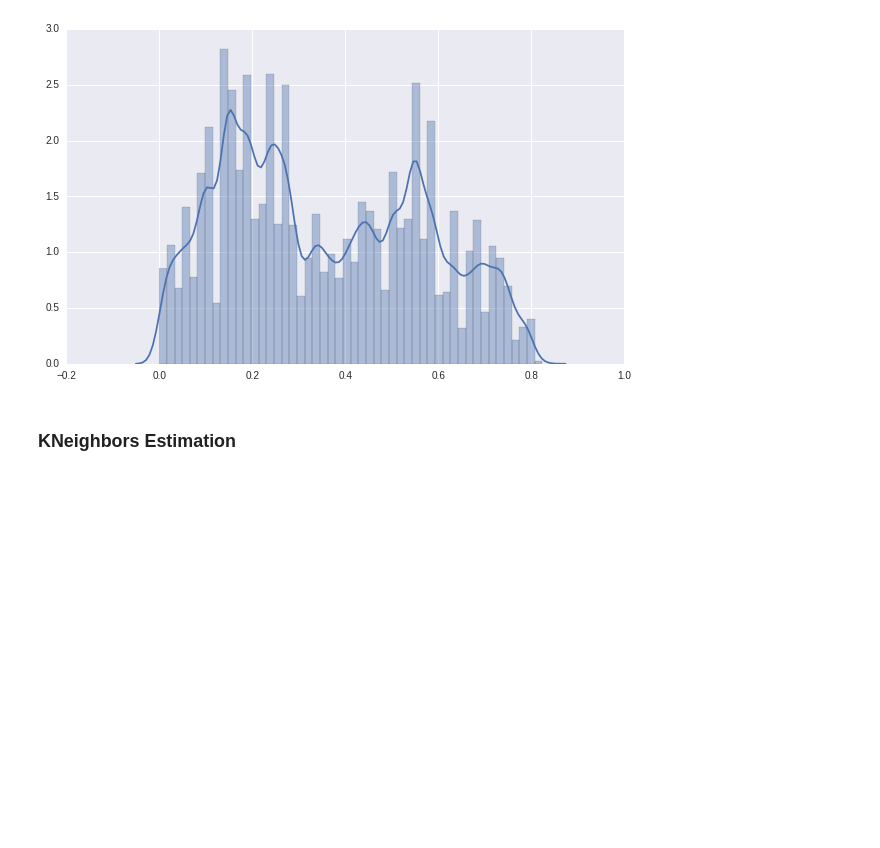
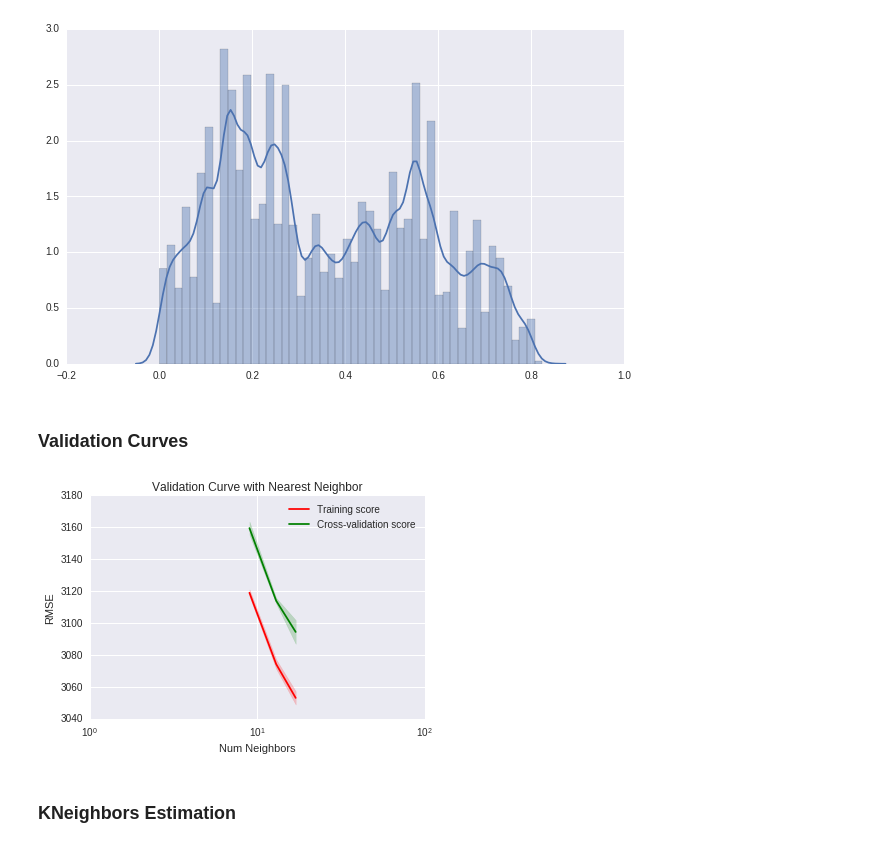
Before and after one commit to numb3r33/Black_Friday, a Jupyter notebook: notebooks/Black_Friday_Similarity_Based_Classifiers.ipynb, the cells around one changed output. Drawn from its saved outputs; the diff is of its cells as text; code cells hidden in the pictures; blank space fills up the shorter version.

Commit message:
Validation Curves

```diff
--- a/notebooks/Black_Friday_Similarity_Based_Classifiers.ipynb
+++ b/notebooks/Black_Friday_Similarity_Based_Classifiers.ipynb
@@ -116,7 +122,7 @@ train_, test_, encoders_train, encoders_test = encode_categorical_to_numerical(t
 # %% [markdown]
 ### Split into training and test set
 # %%
-X_train, X_test, y_train, y_test = train_test_split(train_, train_.Purchase, test_size=0.2, random_state=44)
+X_train, X_test, y_train, y_test = train_test_split(train_[features], train_.Purchase, test_size=0.2, random_state=44)
 # %% [markdown]
 ### Cross validation
 # %%
@@ -194,6 +198,35 @@ sns.distplot(cosine_dists)
 # %% [output]
 <matplotlib.axes._subplots.AxesSubplot at 0x...>
 [figure]
+# %% [markdown]
+### Validation Curves
+# %%
+train_scores, test_scores = validation_curve(KNeighborsRegressor(weights='distance'),\
+                                              X_train, y_train, 'n_neighbors', [9, 13, 17], \
+                                              scoring=rmse_scorer, n_jobs=-1)
+
+train_scores = np.abs(train_scores)
+test_scores = np.abs(test_scores)
+
+train_scores_mean = np.mean(train_scores, axis=1)
+train_scores_std = np.std(train_scores, axis=1)
+test_scores_mean = np.mean(test_scores, axis=1)
+test_scores_std = np.std(test_scores, axis=1)
+
+plt.title("Validation Curve with Nearest Neighbor")
+plt.xlabel("Num Neighbors")
+plt.ylabel("RMSE")
+plt.semilogx([9, 13, 17], train_scores_mean, label="Training score", color="r")
+plt.fill_between([9, 13, 17], train_scores_mean - train_scores_std,
+                 train_scores_mean + train_scores_std, alpha=0.2, color="r")
+plt.semilogx([9, 13, 17], test_scores_mean, label="Cross-validation score",
+             color="g")
+plt.fill_between([9, 13, 17], test_scores_mean - test_scores_std,
+                 test_scores_mean + test_scores_std, alpha=0.2, color="g")
+plt.legend(loc="best")
+plt.show();
+# %% [output]
+[figure, added]
 # %% [markdown]
 ### KNeighbors Estimation
 # %%
```
Also changed, not shown: parts of 4 cells of this notebook.
